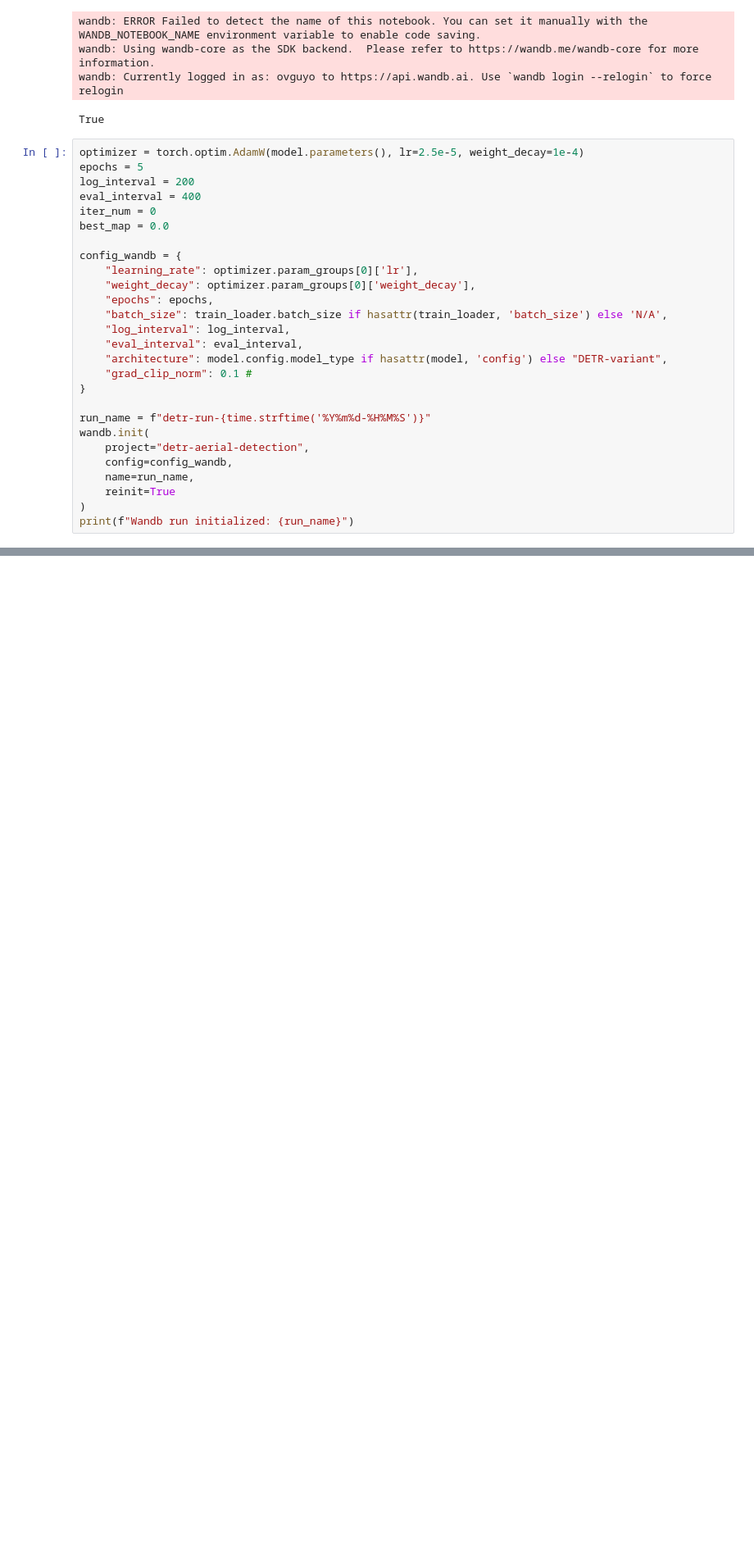
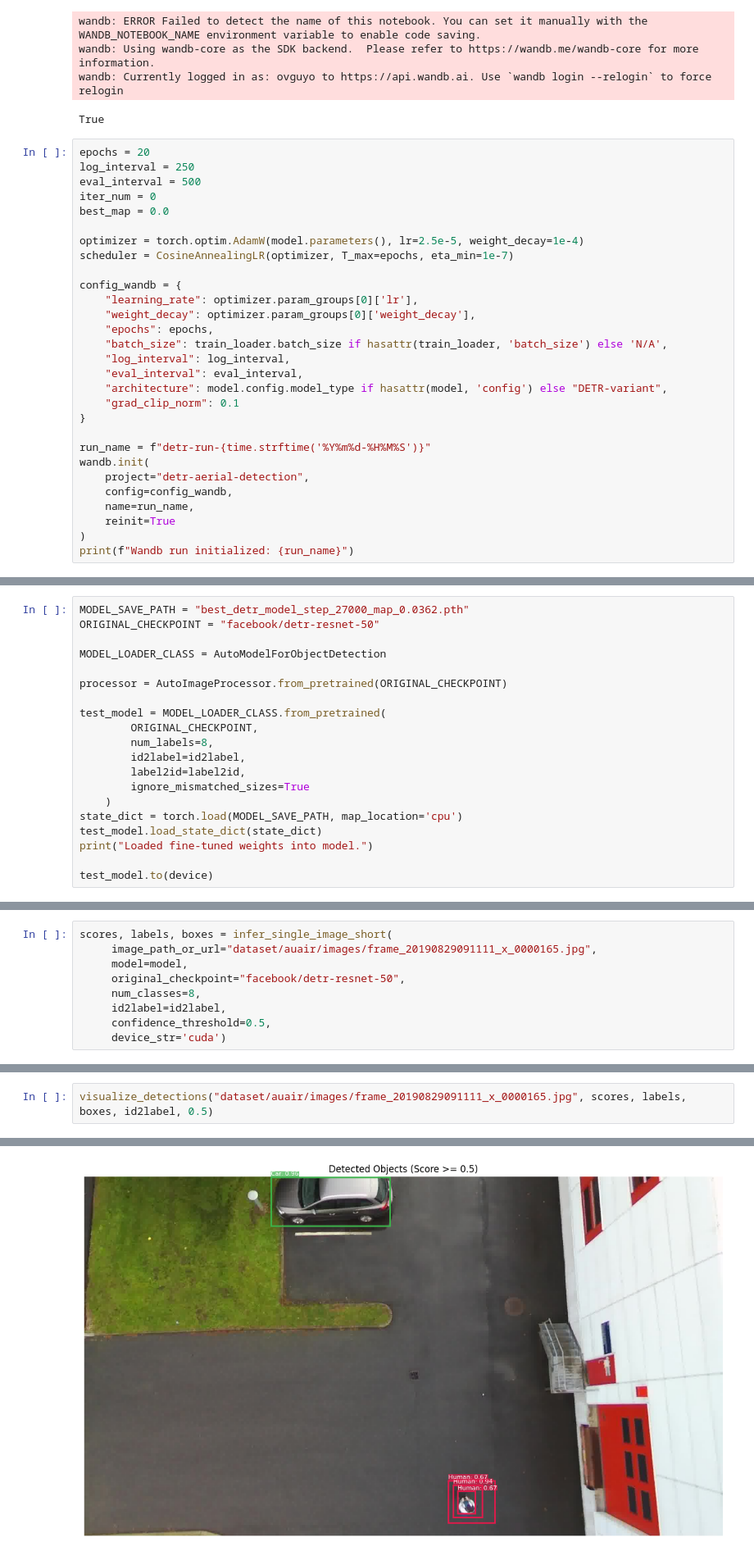
Before and after one commit to ovguyo/aerial-object-detection, a Jupyter notebook: detr_auair_training.ipynb, the cells around one changed output, grey strips where cells are left out. Shown at 82% size. Saved outputs shown, nothing was run; the diff lists cells and outputs as text; blank space fills up the shorter version.

```diff
--- a/detr_auair_training.ipynb
+++ b/detr_auair_training.ipynb
@@ -382,12 +465,14 @@ wandb: Using wandb-core as the SDK backend.  Please refer to https://wandb.me/wa
 wandb: Currently logged in as: ovguyo to https://api.wandb.ai. Use `wandb login --relogin` to force relogin
 True
 # %%
-optimizer = torch.optim.AdamW(model.parameters(), lr=2.5e-5, weight_decay=1e-4)
-epochs = 5
-log_interval = 200
-eval_interval = 400
+epochs = 20
+log_interval = 250
+eval_interval = 500
 iter_num = 0
 best_map = 0.0
+
+optimizer = torch.optim.AdamW(model.parameters(), lr=2.5e-5, weight_decay=1e-4)
+scheduler = CosineAnnealingLR(optimizer, T_max=epochs, eta_min=1e-7)
 
 config_wandb = {
     "learning_rate": optimizer.param_groups[0]['lr'],
@@ -397,7 +482,7 @@ config_wandb = {
     "log_interval": log_interval,
     "eval_interval": eval_interval,
     "architecture": model.config.model_type if hasattr(model, 'config') else "DETR-variant",
-    "grad_clip_norm": 0.1 #
+    "grad_clip_norm": 0.1
 }
 
 run_name = f"detr-run-{time.strftime('%Y%m%d-%H%M%S')}"
@@ -582,0 +685,20 @@ Step 1600: Train Loss (Run Avg): 2.0486,  Val Loss: 1.7688, mAP: 0.0000
+# %%
+MODEL_SAVE_PATH = "best_detr_model_step_27000_map_0.0362.pth"
+ORIGINAL_CHECKPOINT = "facebook/detr-resnet-50"
+
+MODEL_LOADER_CLASS = AutoModelForObjectDetection
+
+processor = AutoImageProcessor.from_pretrained(ORIGINAL_CHECKPOINT)
+
+test_model = MODEL_LOADER_CLASS.from_pretrained(
+        ORIGINAL_CHECKPOINT,
+        num_labels=8,
+        id2label=id2label,
+        label2id=label2id,
+        ignore_mismatched_sizes=True
+    )
+state_dict = torch.load(MODEL_SAVE_PATH, map_location='cpu')
+test_model.load_state_dict(state_dict)
+print("Loaded fine-tuned weights into model.")
+
+test_model.to(device)
@@ -615,0 +817,9 @@ print("------------------------")
+# %%
+scores, labels, boxes = infer_single_image_short(
+     image_path_or_url="dataset/auair/images/frame_20190829091111_x_0000165.jpg",
+     model=model,
+     original_checkpoint="facebook/detr-resnet-50",
+     num_classes=8,
+     id2label=id2label,
+     confidence_threshold=0.5,
+     device_str='cuda')
@@ -615,0 +920,3 @@ print("------------------------")
+# %%
+visualize_detections("dataset/auair/images/frame_20190829091111_x_0000165.jpg", scores, labels, boxes, id2label, 0.5)
+# %% [output]
@@ -615,0 +924 @@ print("------------------------")
+[figure, added]
```
Also changed, not shown: parts of 21 cells of this notebook.
